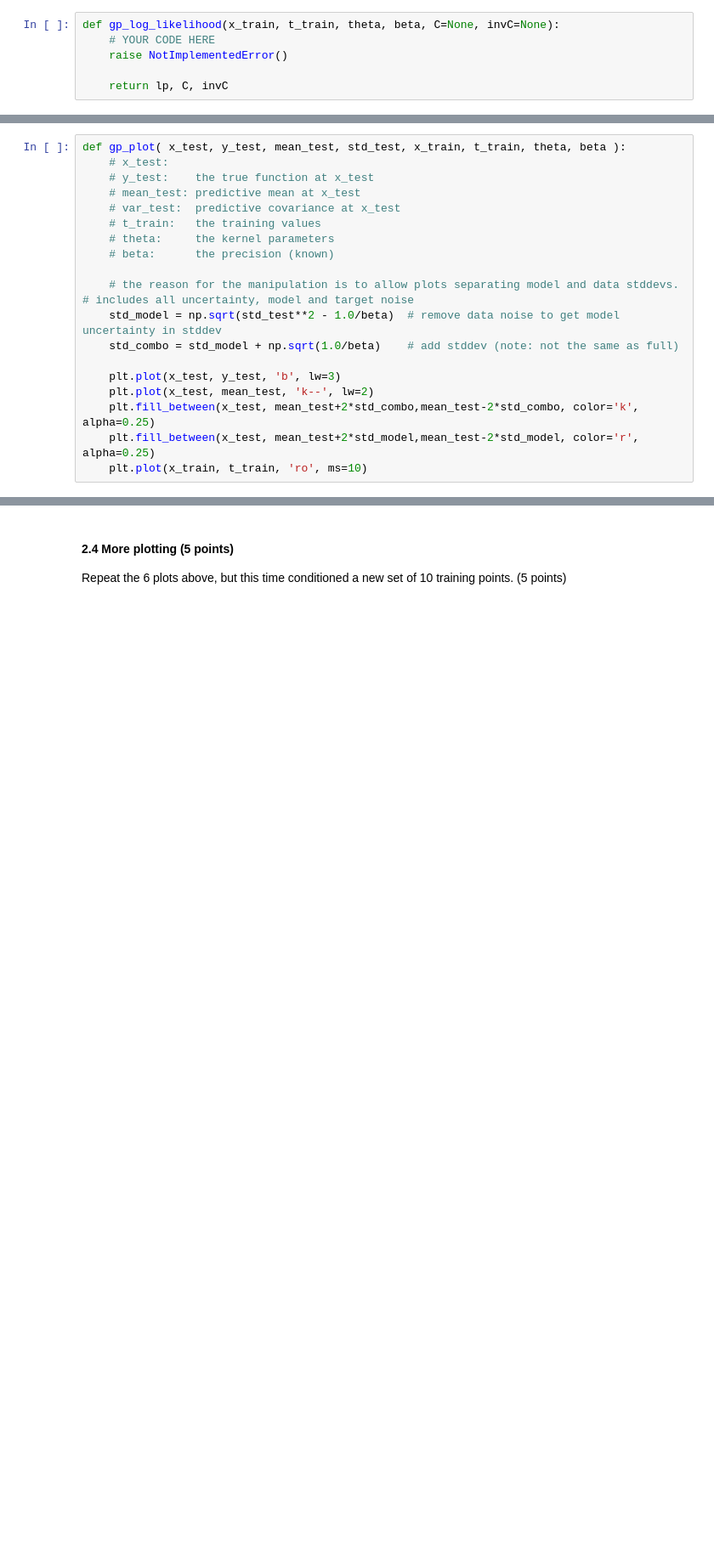
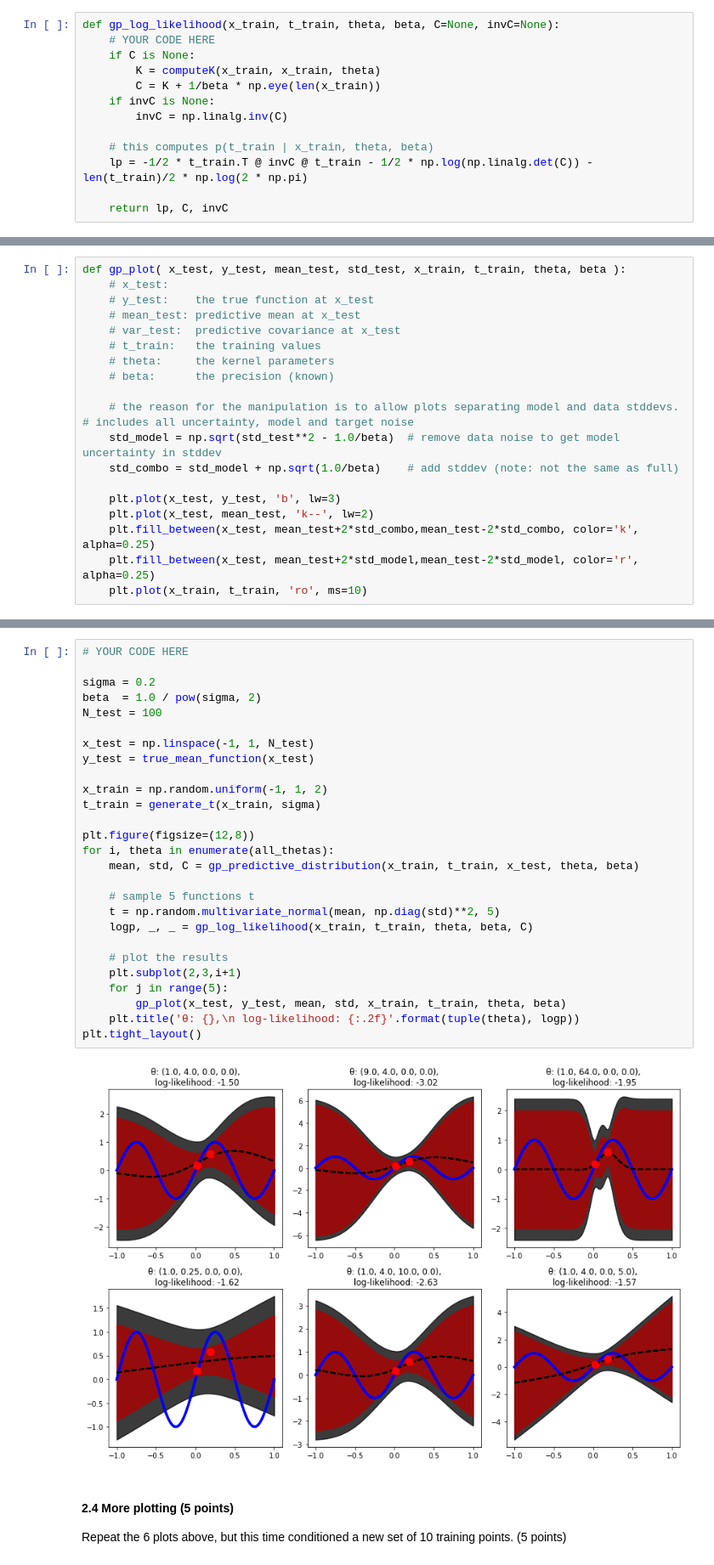
Before and after one commit to TomFrederik/ml1-2020, a Jupyter notebook: lab_3/lab3.ipynb, the cells around one changed output, grey strips where cells are left out. Shown at 85% size. Saved outputs shown, nothing was run; the diff lists cells and outputs as text; blank space fills up the shorter version.

```diff
--- a/lab_3/lab3.ipynb
+++ b/lab_3/lab3.ipynb
@@ -267,12 +279,19 @@ assert np.allclose(C_in, C_out), "C is not reused!"
 # %% [markdown]
 #### 2.2 gp_log_likelihood(...) (10 points)
 To learn the hyperparameters, we would need to compute the log-likelihood of the of the training data.  Implicitly, this is conditioned on the value setting for $\mathbf{\theta}$.  Write a function `gp_log_likelihood(x_train, t_train, theta, C=None, invC=None, beta=None)`, where C and invC can be stored and reused. It should return the log-likelihood, `C` and `invC`  (10 points)
-# %%
-def gp_log_likelihood(x_train, t_train, theta, beta, C=None, invC=None):
-    # YOUR CODE HERE
-    raise NotImplementedError()
-
-    return lp, C, invC
+# %%
+def gp_log_likelihood(x_train, t_train, theta, beta, C=None, invC=None):
+    # YOUR CODE HERE
+    if C is None:
+        K = computeK(x_train, x_train, theta)
+        C = K + 1/beta * np.eye(len(x_train))
+    if invC is None:
+        invC = np.linalg.inv(C)
+
+    # this computes p(t_train | x_train, theta, beta)
+    lp = -1/2 * t_train.T @ invC @ t_train - 1/2 * np.log(np.linalg.det(C)) - len(t_train)/2 * np.log(2 * np.pi)
+
+    return lp, C, invC
 # %%
 ### Test your function
 N = 2
@@ -323,3 +339,32 @@ raise NotImplementedError()
+# %%
+# YOUR CODE HERE
+
+sigma = 0.2
+beta  = 1.0 / pow(sigma, 2)
+N_test = 100
+
+x_test = np.linspace(-1, 1, N_test)
+y_test = true_mean_function(x_test)
+
+x_train = np.random.uniform(-1, 1, 2)
+t_train = generate_t(x_train, sigma)
+
+plt.figure(figsize=(12,8))
+for i, theta in enumerate(all_thetas):
+    mean, std, C = gp_predictive_distribution(x_train, t_train, x_test, theta, beta)
+
+    # sample 5 functions t
+    t = np.random.multivariate_normal(mean, np.diag(std)**2, 5)
+    logp, _, _ = gp_log_likelihood(x_train, t_train, theta, beta, C)
+
+    # plot the results
+    plt.subplot(2,3,i+1)
+    for j in range(5):
+        gp_plot(x_test, y_test, mean, std, x_train, t_train, theta, beta)
+    plt.title('θ: {},\n log-likelihood: {:.2f}'.format(tuple(theta), logp))
+plt.tight_layout()
+# %% [output]
+[figure, added]
 # %% [markdown]
 #### 2.4 More plotting (5 points)
 Repeat the 6 plots above, but this time conditioned a new set of 10 training points. (5 points)
```
Also changed, not shown: parts of 11 cells of this notebook.
